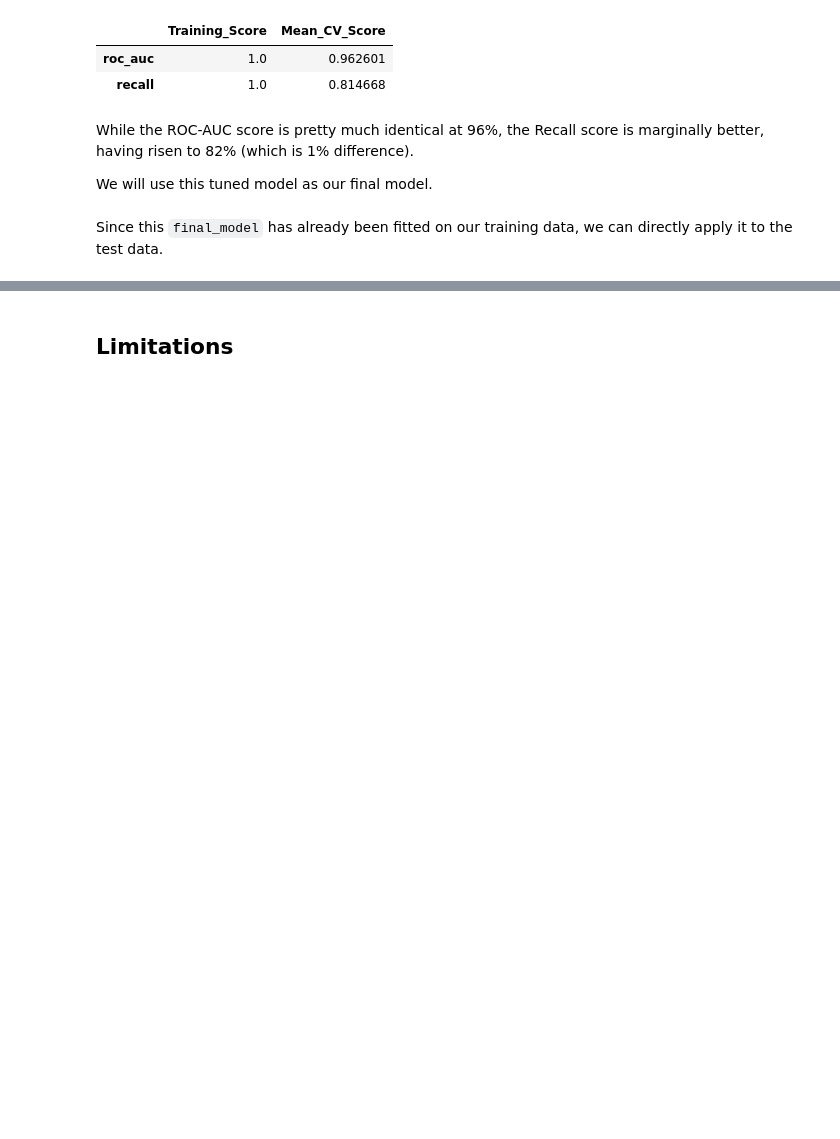
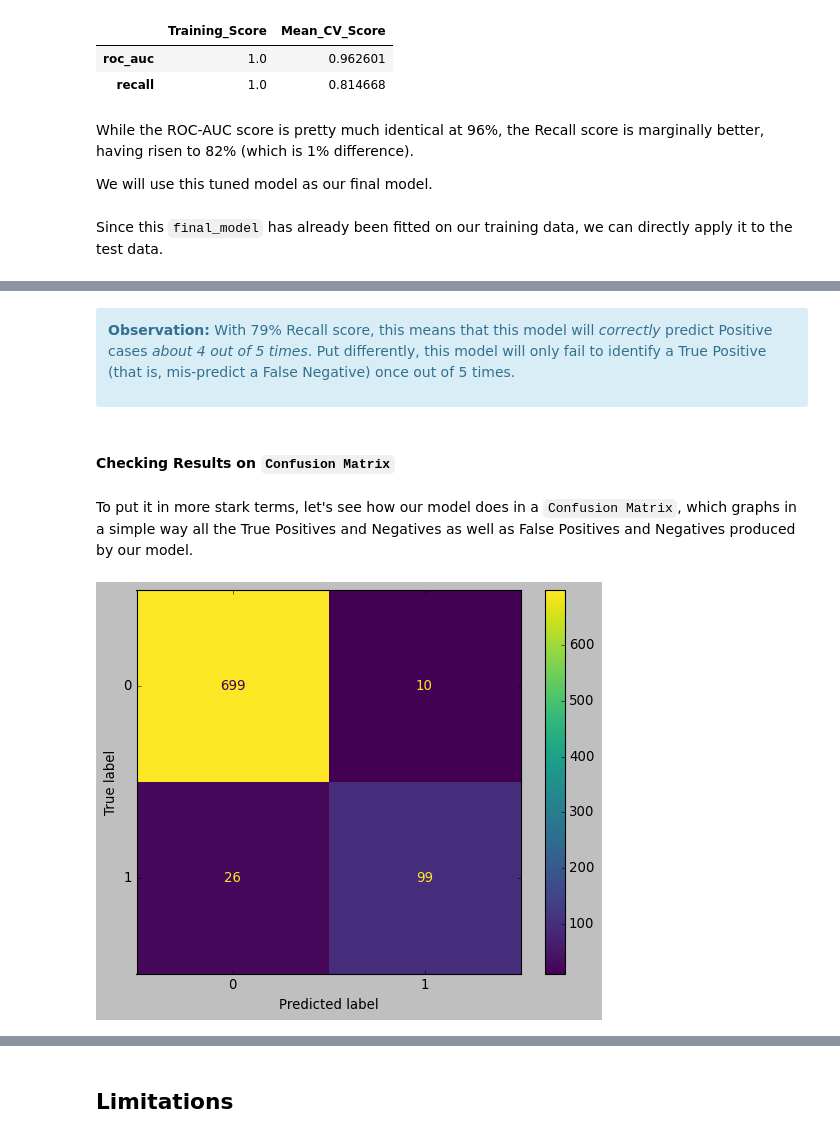
Before and after one commit to momopajamas/phase_3_project, a Jupyter notebook: Telecom Analysis.ipynb, the cells around one changed output, grey strips where cells are left out. Saved outputs shown, nothing was run; the diff lists cells and outputs as text; code cells hidden in the pictures; blank space fills up the shorter version.

Commit message:
worked on EDA and adding Images

```diff
--- a/Telecom Analysis.ipynb
+++ b/Telecom Analysis.ipynb
@@ -529,0 +564,21 @@ Final Model Results
+# %% [markdown]
+<div class="alert alert-block alert-info">
+
+**Observation:** With 79% Recall score, this means that this model will _correctly_ predict Positive cases _about 4 out of 5 times_. Put differently, this model will only fail to identify a True Positive (that is, mis-predict a False Negative) once out of 5 times.
+# %% [markdown]
+#### Checking Results on `Confusion Matrix`
+# %% [markdown]
+To put it in more stark terms, let's see how our model does in a `Confusion Matrix`, which graphs in a simple way all the True Positives and Negatives as well as False Positives and Negatives produced by our model.
+# %%
+plt.style.use('classic')
+# %%
+y_pred = final_model.predict(X_test_scaled)
+cnf = confusion_matrix(y_test, y_pred)
+
+disp = ConfusionMatrixDisplay(confusion_matrix=cnf)
+disp.plot()
+
+plt.savefig('Images/Conf_Matrix.png')
+plt.show();
+# %% [output]
+[figure, added]
```
Also changed, not shown: parts of 28 cells of this notebook, 2 other files.
